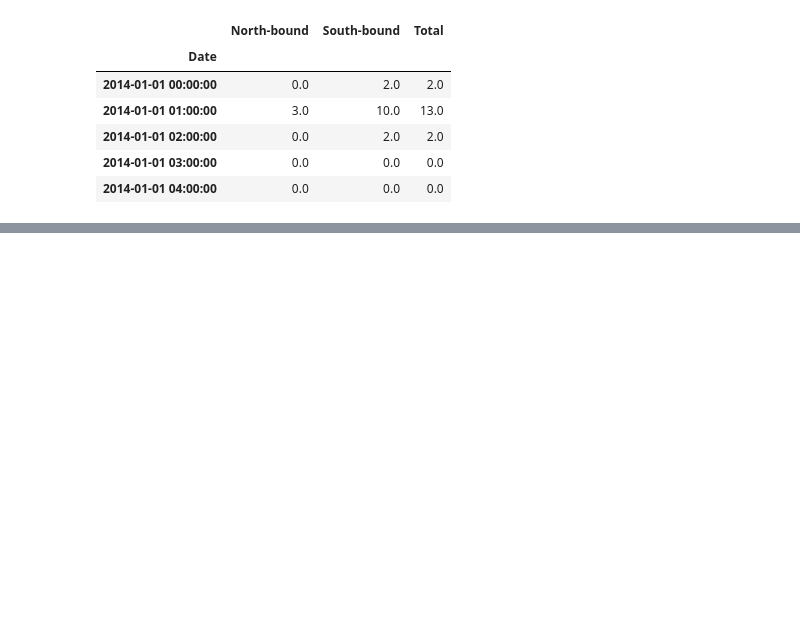
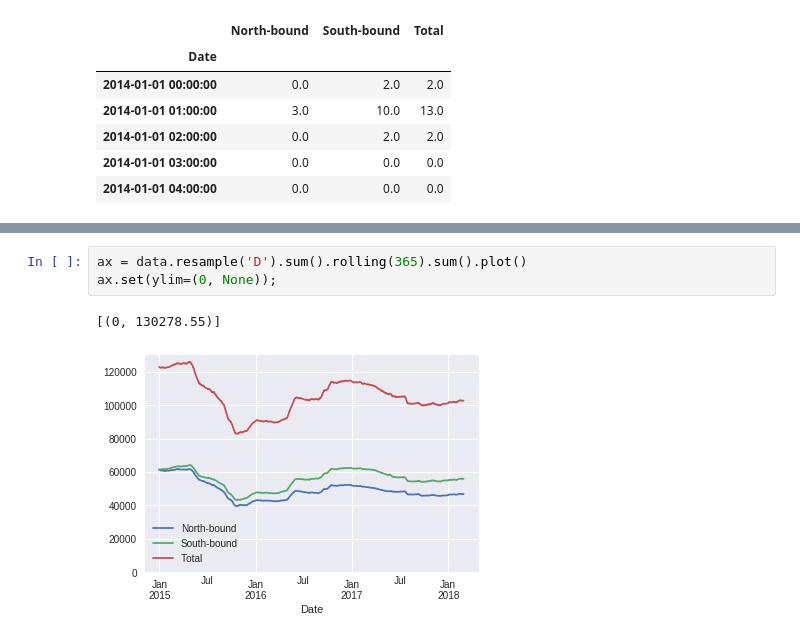
Before and after one commit to gautam-sundar/SeattleBroadwayCycleTrack, a Jupyter notebook: Seattle Broadway Cycle Track North of E Union St.ipynb, the cells around one changed output, grey strips where cells are left out. Cells and saved outputs as stored; diff of their text form; blank space fills up the shorter version.

```diff
--- a/Seattle Broadway Cycle Track North of E Union St.ipynb
+++ b/Seattle Broadway Cycle Track North of E Union St.ipynb
@@ -32,0 +34,6 @@ data.resample('W').sum().plot()
+# %%
+ax = data.resample('D').sum().rolling(365).sum().plot()
+ax.set(ylim=(0, None));
+# %% [output]
+[(0, 130278.55)]
+[figure, added]
```
Also changed, not shown: parts of 4 cells of this notebook.
